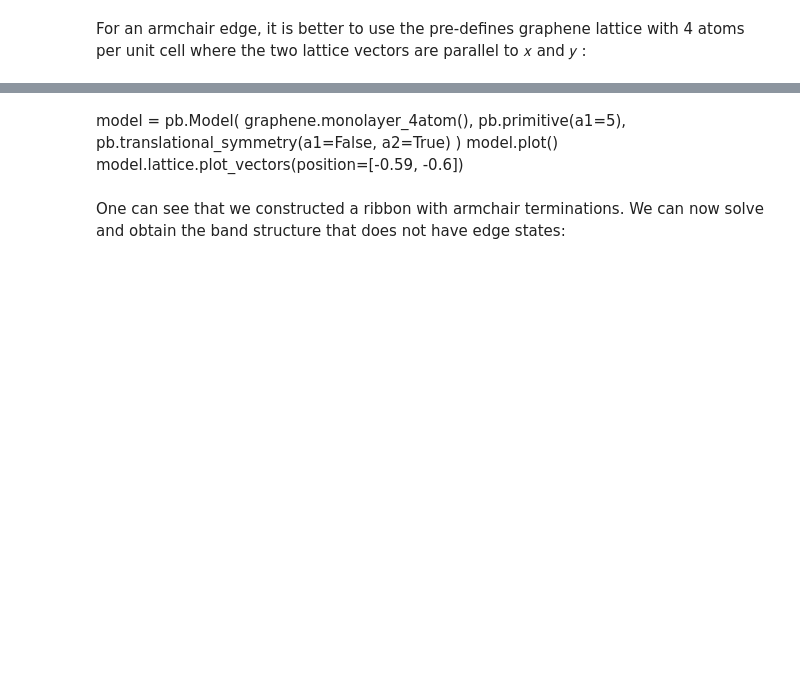
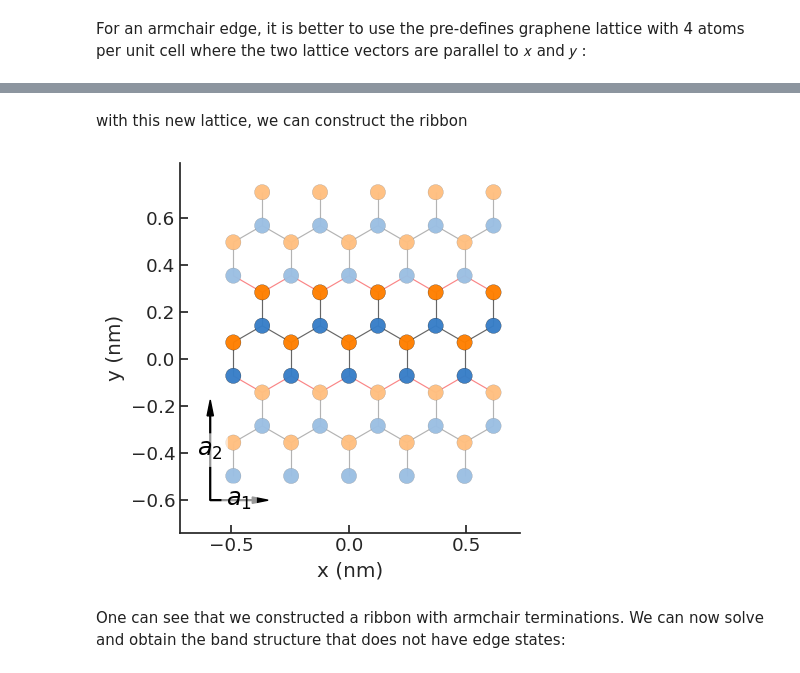
Before and after one commit to tgrappoport/2dmat, a Jupyter notebook: 1_Introduction_to_pybinding.ipynb, the cells around one changed output, grey strips where cells are left out. Drawn from its saved outputs; the diff is of its cells as text; code cells hidden in the pictures; blank space fills up the shorter version.

```diff
--- a/1_Introduction_to_pybinding.ipynb
+++ b/1_Introduction_to_pybinding.ipynb
@@ -248,11 +281,15 @@ model.lattice.plot_vectors(position=[-0.13, -0.13])
-# %% [markdown]
-model = pb.Model(
-    graphene.monolayer_4atom(),
-    pb.primitive(a1=5),
-    pb.translational_symmetry(a1=False, a2=True)
-)
-model.plot()
-model.lattice.plot_vectors(position=[-0.59, -0.6])
+# %% [markdown]
+with this new lattice, we can construct the ribbon
+# %%
+model = pb.Model(
+    graphene.monolayer_4atom(),
+    pb.primitive(a1=5),
+    pb.translational_symmetry(a1=False, a2=True)
+)
+model.plot()
+model.lattice.plot_vectors(position=[-0.59, -0.6])
+# %% [output]
+[figure, added]
 # %% [markdown]
 One can see that we constructed a ribbon with armchair terminations. We can now solve and obtain the band structure that does not have edge states:
 # %%
```
Also changed, not shown: parts of 10 cells of this notebook.
